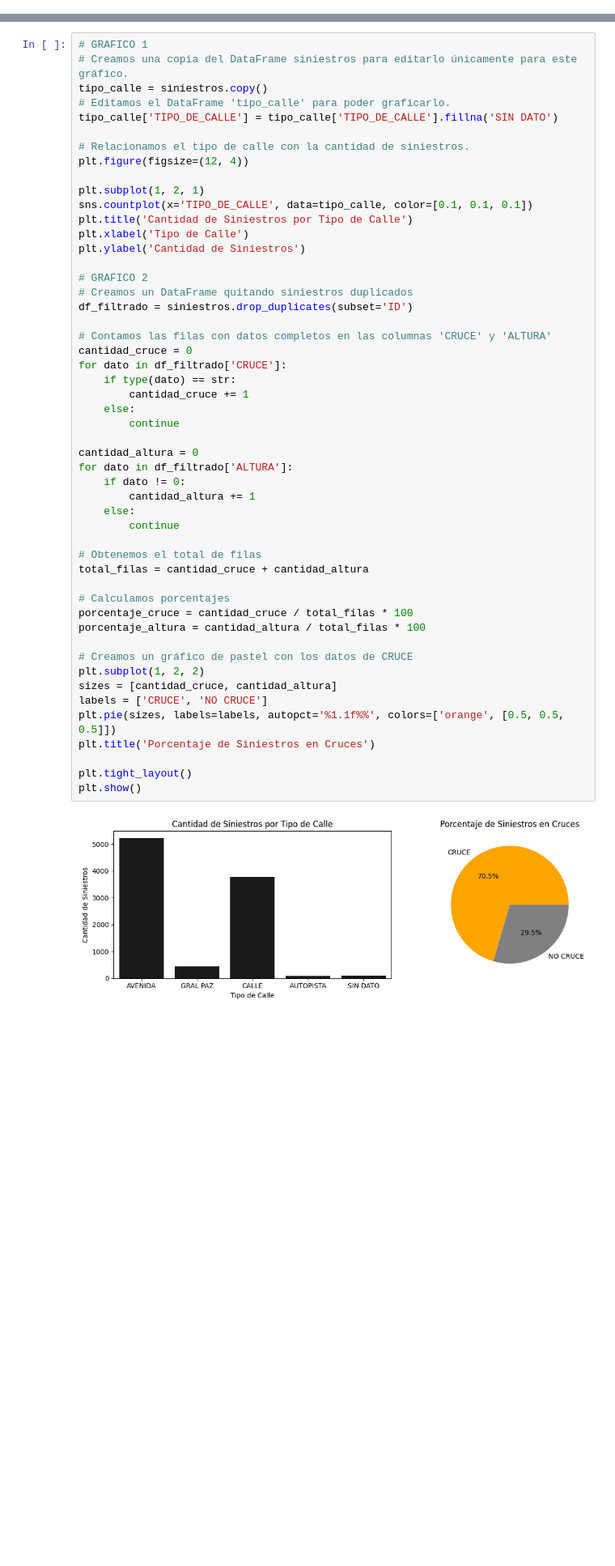
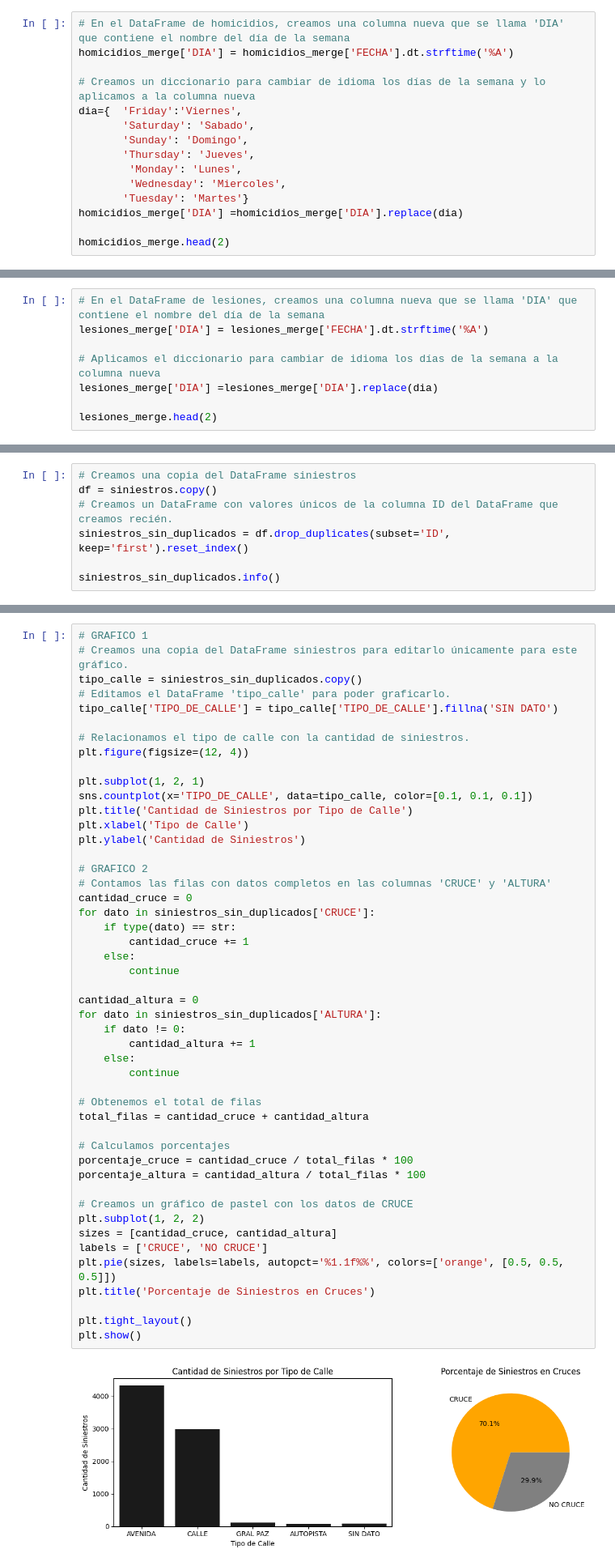
Before and after one commit to torcivita/PI-Siniestros-Viales, a Jupyter notebook: ETL + EDA.ipynb, the cells around one changed output, grey strips where cells are left out. Shown at 81% size. Saved outputs shown, nothing was run; the diff lists cells and outputs as text; blank space fills up the shorter version.

```diff
--- a/ETL + EDA.ipynb
+++ b/ETL + EDA.ipynb
@@ -612,3 +612,18 @@ lesiones_merge.drop(columns=['OTRA_DIRECCION'], inplace=True)
 lesiones_merge.drop(columns=['GRAVEDAD_y'], inplace=True)
 lesiones_merge.drop(columns=['VEHICULO_VICTIMA'], inplace=True)
 lesiones_merge.drop(columns=['FECHA '], inplace=True)
+# %%
+# En el DataFrame de homicidios, creamos una columna nueva que se llama 'DIA' que contiene el nombre del día de la semana
+homicidios_merge['DIA'] = homicidios_merge['FECHA'].dt.strftime('%A')
+
+# Creamos un diccionario para cambiar de idioma los días de la semana y lo aplicamos a la columna nueva
+dia={  'Friday':'Viernes',
+       'Saturday': 'Sabado',
+       'Sunday': 'Domingo',
+       'Thursday': 'Jueves',
+        'Monday': 'Lunes',
+        'Wednesday': 'Miercoles',
+       'Tuesday': 'Martes'}
+homicidios_merge['DIA'] =homicidios_merge['DIA'].replace(dia)
+
+homicidios_merge.head(2)
@@ -614,0 +635,8 @@ lesiones_merge.drop(columns=['FECHA '], inplace=True)
+# %%
+# En el DataFrame de lesiones, creamos una columna nueva que se llama 'DIA' que contiene el nombre del día de la semana
+lesiones_merge['DIA'] = lesiones_merge['FECHA'].dt.strftime('%A')
+
+# Aplicamos el diccionario para cambiar de idioma los días de la semana a la columna nueva
+lesiones_merge['DIA'] =lesiones_merge['DIA'].replace(dia)
+
+lesiones_merge.head(2)
@@ -740,0 +803,7 @@ memory usage: 1.9+ MB
+# %%
+# Creamos una copia del DataFrame siniestros
+df = siniestros.copy()
+# Creamos un DataFrame con valores únicos de la columna ID del DataFrame que creamos recién.
+siniestros_sin_duplicados = df.drop_duplicates(subset='ID', keep='first').reset_index()
+
+siniestros_sin_duplicados.info()
@@ -800,7 +887,7 @@ Moda de Edad en Lesiones: 29.0
 # %%
 # GRAFICO 1
 # Creamos una copia del DataFrame siniestros para editarlo únicamente para este gráfico.
-tipo_calle = siniestros.copy()
+tipo_calle = siniestros_sin_duplicados.copy()
 # Editamos el DataFrame 'tipo_calle' para poder graficarlo.
 tipo_calle['TIPO_DE_CALLE'] = tipo_calle['TIPO_DE_CALLE'].fillna('SIN DATO')
 
@@ -814,42 +901,39 @@ plt.xlabel('Tipo de Calle')
 plt.ylabel('Cantidad de Siniestros')
 
 # GRAFICO 2
-# Creamos un DataFrame quitando siniestros duplicados
-df_filtrado = siniestros.drop_duplicates(subset='ID')
-
 # Contamos las filas con datos completos en las columnas 'CRUCE' y 'ALTURA'
 cantidad_cruce = 0
-for dato in df_filtrado['CRUCE']:
+for dato in siniestros_sin_duplicados['CRUCE']:
     if type(dato) == str:
         cantidad_cruce += 1
     else:
         continue
 
 cantidad_altura = 0
-for dato in df_filtrado['ALTURA']:
+for dato in siniestros_sin_duplicados['ALTURA']:
     if dato != 0:
         cantidad_altura += 1
     else:
         continue
 
 # Obtenemos el total de filas
 total_filas = cantidad_cruce + cantidad_altura
 
 # Calculamos porcentajes
 porcentaje_cruce = cantidad_cruce / total_filas * 100
 porcentaje_altura = cantidad_altura / total_filas * 100
 
 # Creamos un gráfico de pastel con los datos de CRUCE
 plt.subplot(1, 2, 2)
 sizes = [cantidad_cruce, cantidad_altura]
 labels = ['CRUCE', 'NO CRUCE']
 plt.pie(sizes, labels=labels, autopct='%1.1f%%', colors=['orange', [0.5, 0.5, 0.5]])
 plt.title('Porcentaje de Siniestros en Cruces')
 
 plt.tight_layout()
 plt.show()
 # %% [output]
-[figure, old version]
+[figure, new version]
 # %% [markdown]
 ### Cantidad de Siniestros por Tipo de Calle
 
```
Also changed, not shown: parts of 43 cells of this notebook, 18 other files.
